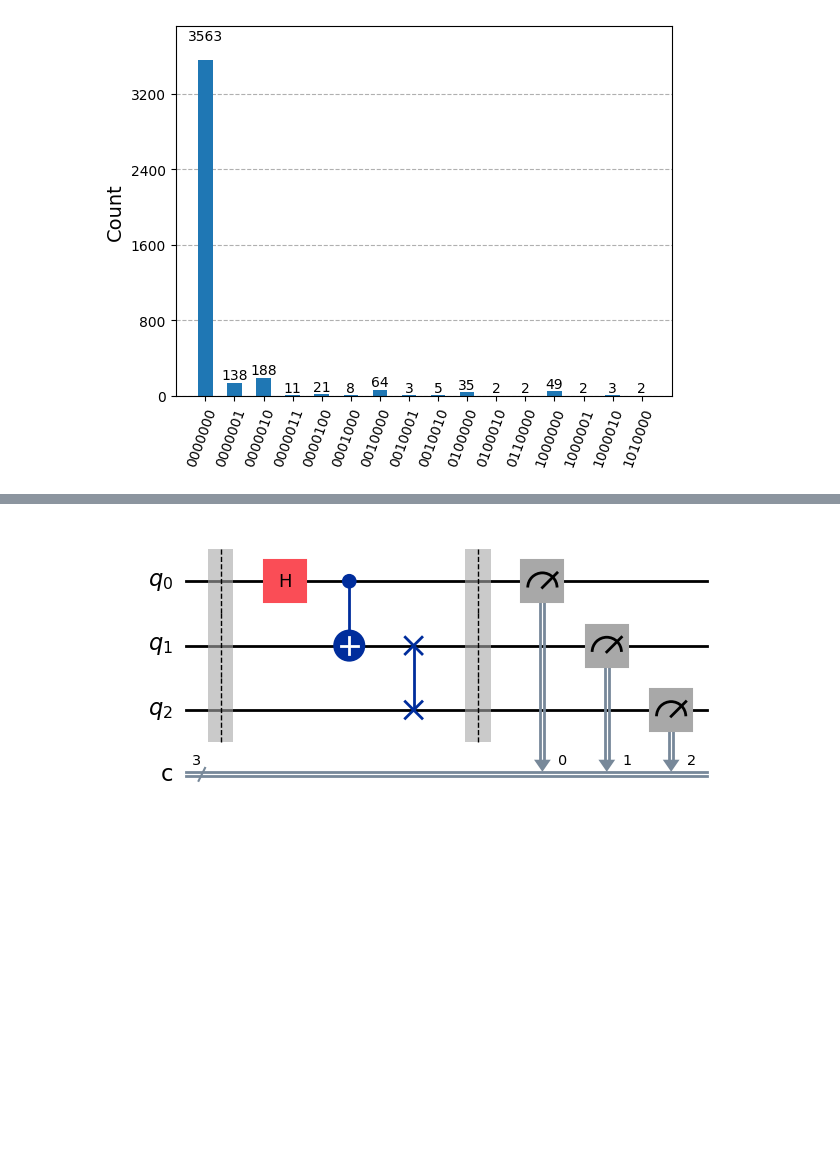
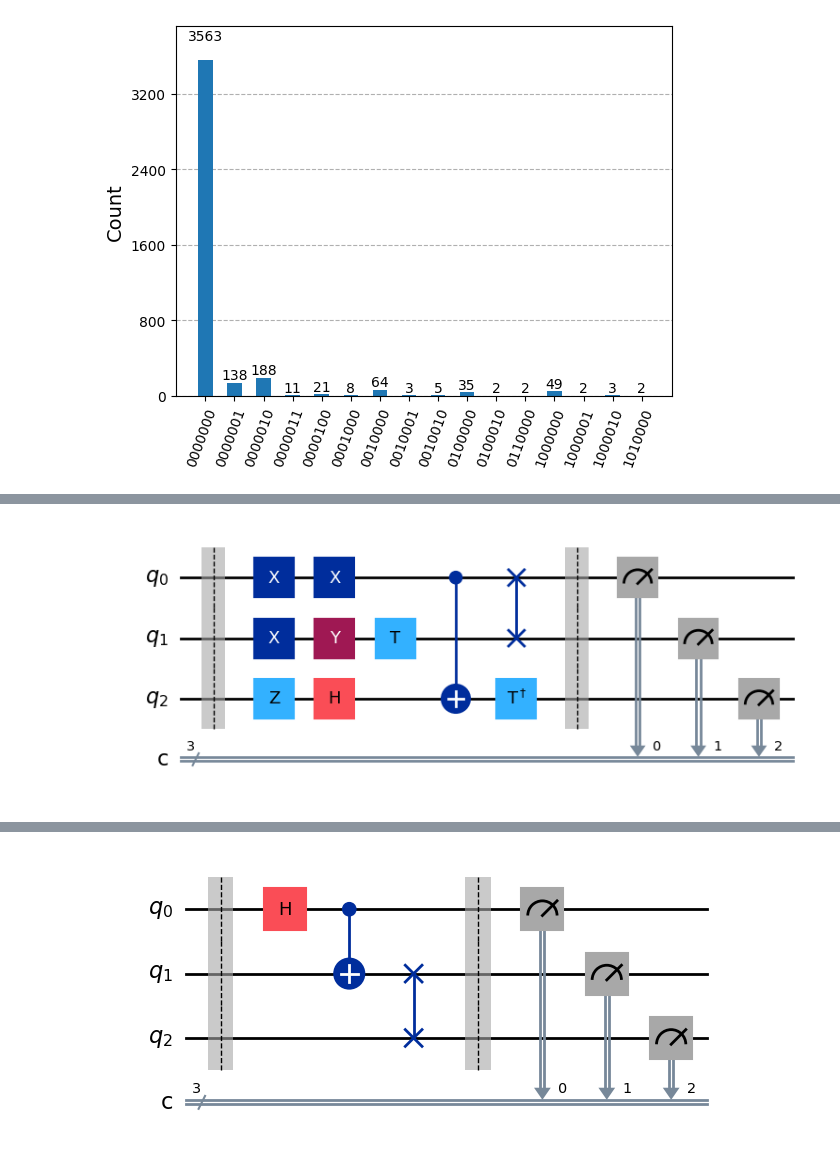
Before and after one commit to nfry25/Quantum_Informatics, a Jupyter notebook: 01_qiskit_tools.ipynb, the cells around one changed output, grey strips where cells are left out. Saved outputs shown, nothing was run; the diff lists cells and outputs as text; code cells hidden in the pictures; blank space fills up the shorter version.

```diff
--- a/01_qiskit_tools.ipynb
+++ b/01_qiskit_tools.ipynb
@@ -332,3 +333,36 @@ Below is a quantum circuit example that uses various quantum gates. This example
 ![link text](https://upload.wikimedia.org/wikipedia/commons/thumb/e/e0/Quantum_Logic_Gates.png/440px-Quantum_Logic_Gates.png)
 
 Here is a circuit example of how to apply all this gates:
+# %%
+from qiskit import QuantumCircuit, QuantumRegister, ClassicalRegister
+from qiskit.visualization import plot_histogram
+import matplotlib.pyplot as plt
+
+# Create Quantum and Classical Registers
+qr = QuantumRegister(3, 'q')
+cr = ClassicalRegister(3, 'c')
+
+# Create a Quantum Circuit
+circuit = QuantumCircuit(qr, cr)
+
+# Apply various gates
+circuit.barrier()
+circuit.x(qr[0])
+circuit.x(qr[1])
+circuit.x(qr[0])
+circuit.y(qr[1])
+circuit.z(qr[2])
+circuit.h(qr[2])
+circuit.t(qr[1])
+circuit.cx(qr[0], qr[2])
+circuit.swap(qr[0], qr[1])
+circuit.tdg(qr[2]) #t-dagger
+circuit.barrier()
+
+#Measure
+circuit.measure(qr, cr)
+
+# Draw the circuit
+circuit.draw('mpl')
+# %% [output]
+[figure, added]
```
Also changed, not shown: parts of 7 cells of this notebook, 2 other files.
